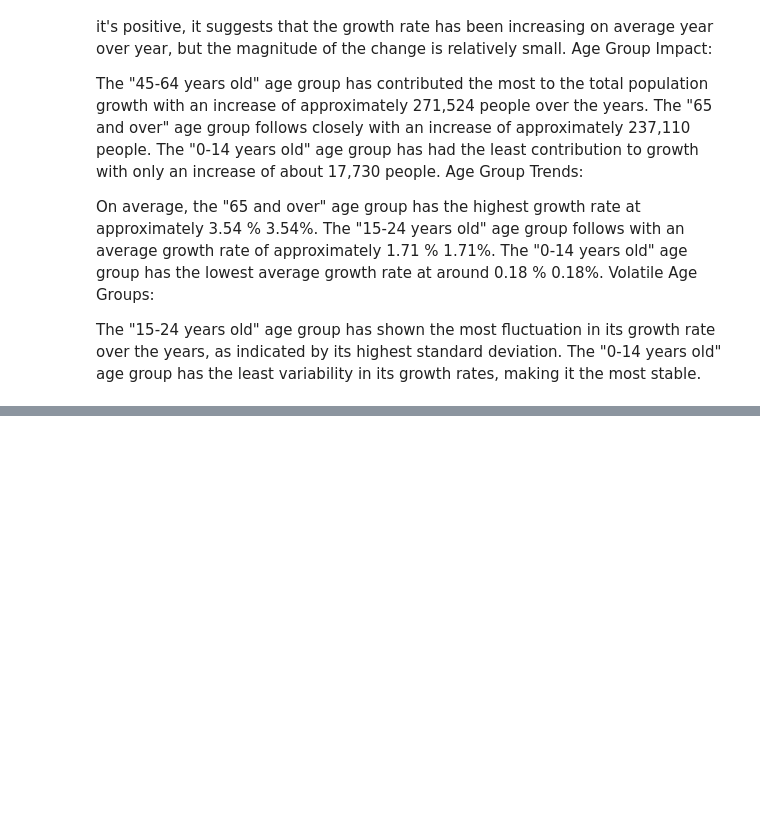
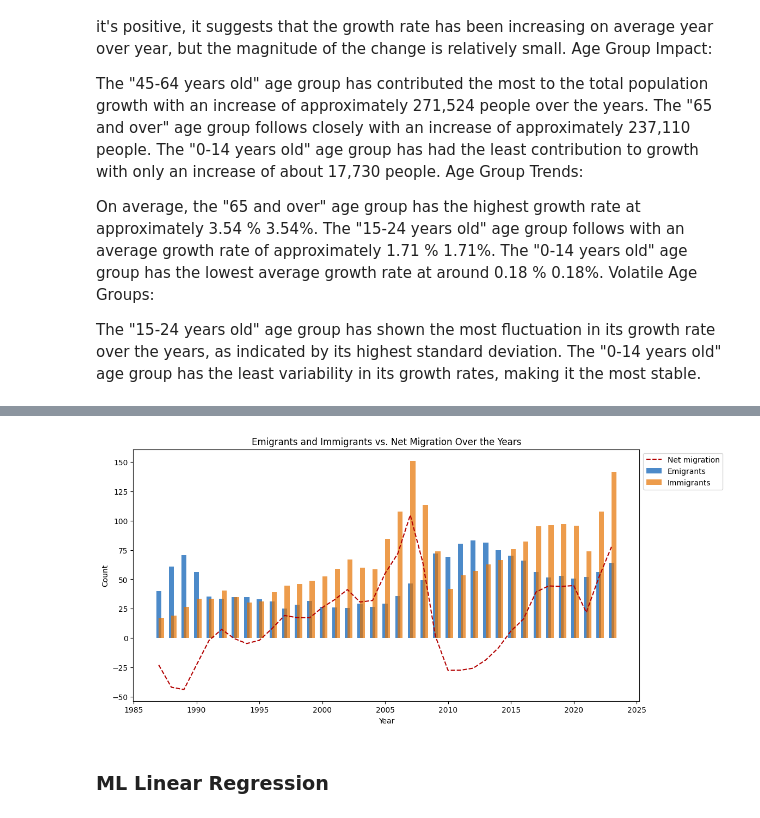
Before and after one commit to Ivkoto/DataAnalyticsMachineLearning, a Jupyter notebook: Data_Preparation/CA1_Data_Prep_V6.ipynb, the cells around one changed output, grey strips where cells are left out. Saved outputs shown, nothing was run; the diff lists cells and outputs as text; code cells hidden in the pictures; blank space fills up the shorter version.

Commit message:
ML added - KNN, Decision tree and linear regression

```diff
--- a/Data_Preparation/CA1_Data_Prep_V6.ipynb
+++ b/Data_Preparation/CA1_Data_Prep_V6.ipynb
@@ -1231,0 +1325,19 @@ The "0-14 years old" age group has the least variability in its growth rates, ma
+# %%
+plt.figure(figsize=(12,6))
+
+plt.bar(migration_years, emigrants_values, label='Emigrants', color='#0059b3', alpha=0.7, width=0.4)
+plt.bar(migration_years, immigrants_values, label='Immigrants', color='#e67300', alpha=0.7, width=0.4, align='edge')
+
+
+plt.plot(migration_years, net_migration_values, label='Net migration', marker='', linestyle='--', color='#b30000')
+
+plt.xlabel('Year')
+plt.ylabel('Count')
+plt.legend()
+plt.title('Emigrants and Immigrants vs. Net Migration Over the Years')
+plt.legend(loc='upper left', bbox_to_anchor=(1, 1))
+plt.show()
+# %% [output]
+[figure, added]
+# %% [markdown]
+### ML Linear Regression
```
Also changed, not shown: parts of 27 cells of this notebook.
